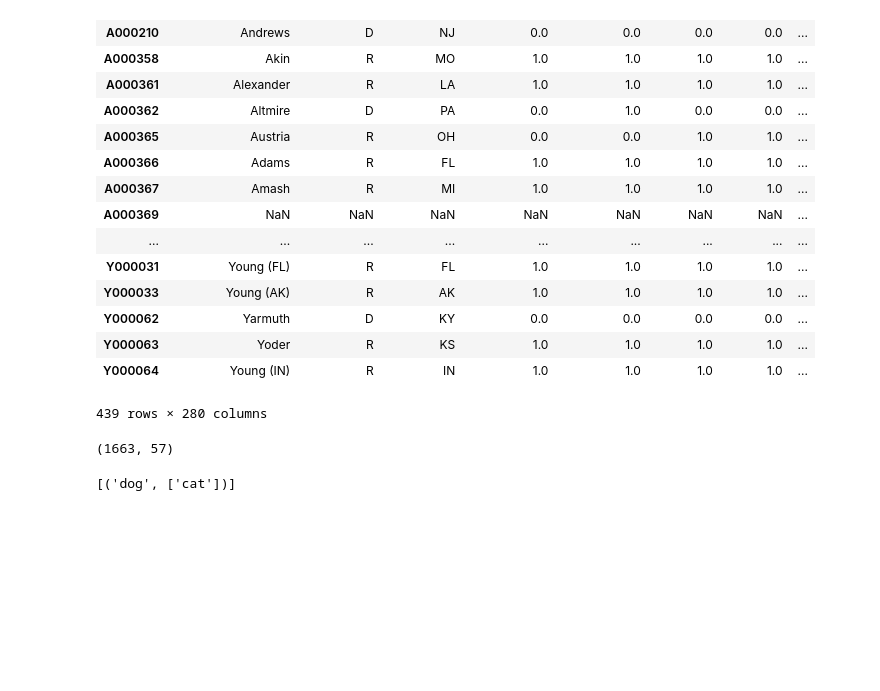
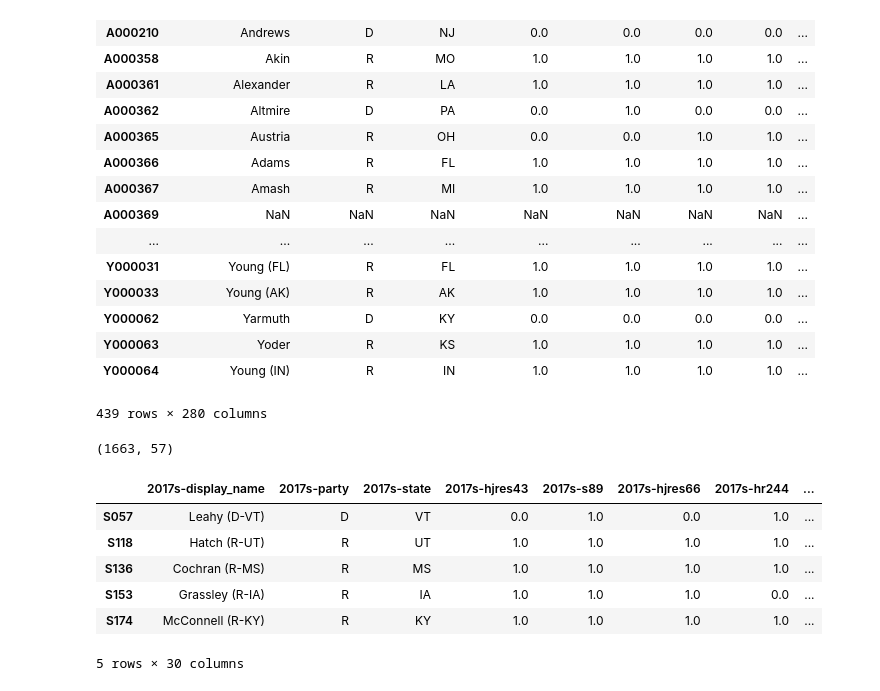
Before and after one commit to datamancy-dev/vote_predictor, a Jupyter notebook: exploring.ipynb, the cells around one changed output. Cells and saved outputs as stored; diff of their text form; code cells hidden in the pictures; blank space fills up the shorter version.

```diff
--- a/exploring.ipynb
+++ b/exploring.ipynb
@@ -46,7 +46,3 @@ from collections import defaultdict
 s = defaultdict(list)
 # %%
 s["dog"].append("cat")
-# %%
-s.items()
-# %% [output]
-[('dog', ['cat'])]
@@ -52,0 +51,10 @@ s.items()
+# %%
+svotes[0].loc[list_to_get]
+# %% [output]
+|  | 2017s-display_name | 2017s-party | 2017s-state | 2017s-hjres43 | 2017s-s89 | 2017s-hjres66 | 2017s-hr244 | ... |
+| S057 | Leahy (D-VT) | D | VT | 0.0 | 1.0 | 0.0 | 1.0 | ... |
+| S118 | Hatch (R-UT) | R | UT | 1.0 | 1.0 | 1.0 | 1.0 | ... |
+| S136 | Cochran (R-MS) | R | MS | 1.0 | 1.0 | 1.0 | 1.0 | ... |
+| S153 | Grassley (R-IA) | R | IA | 1.0 | 1.0 | 1.0 | 0.0 | ... |
+| S174 | McConnell (R-KY) | R | KY | 1.0 | 1.0 | 1.0 | 1.0 | ... |
+5 rows × 30 columns
```
Also changed, not shown: parts of 5 cells of this notebook, 2 other files.
